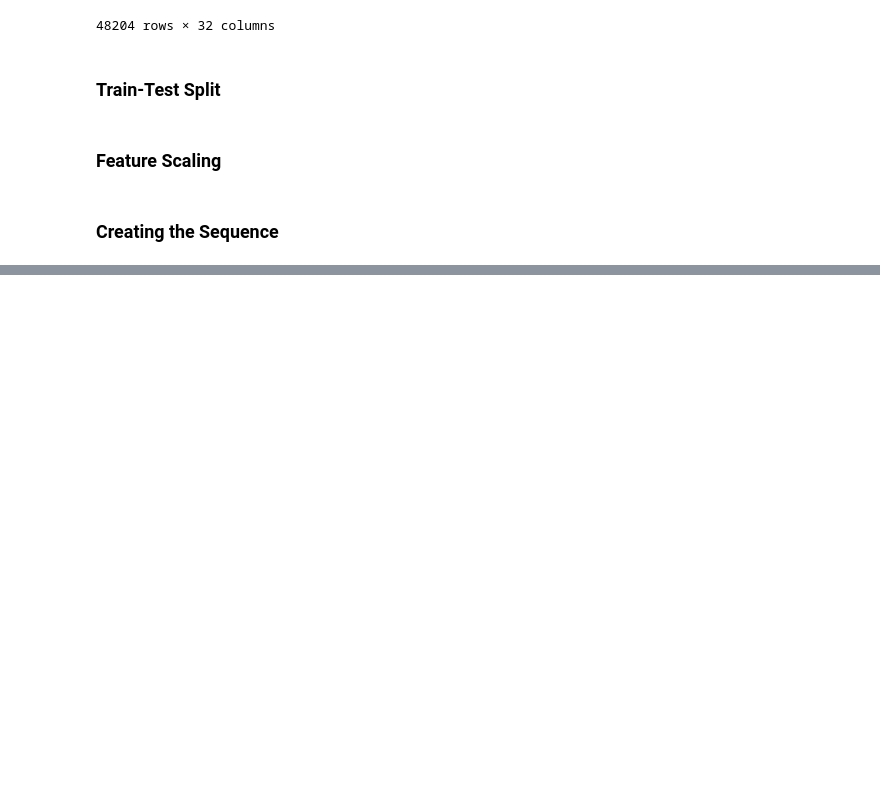
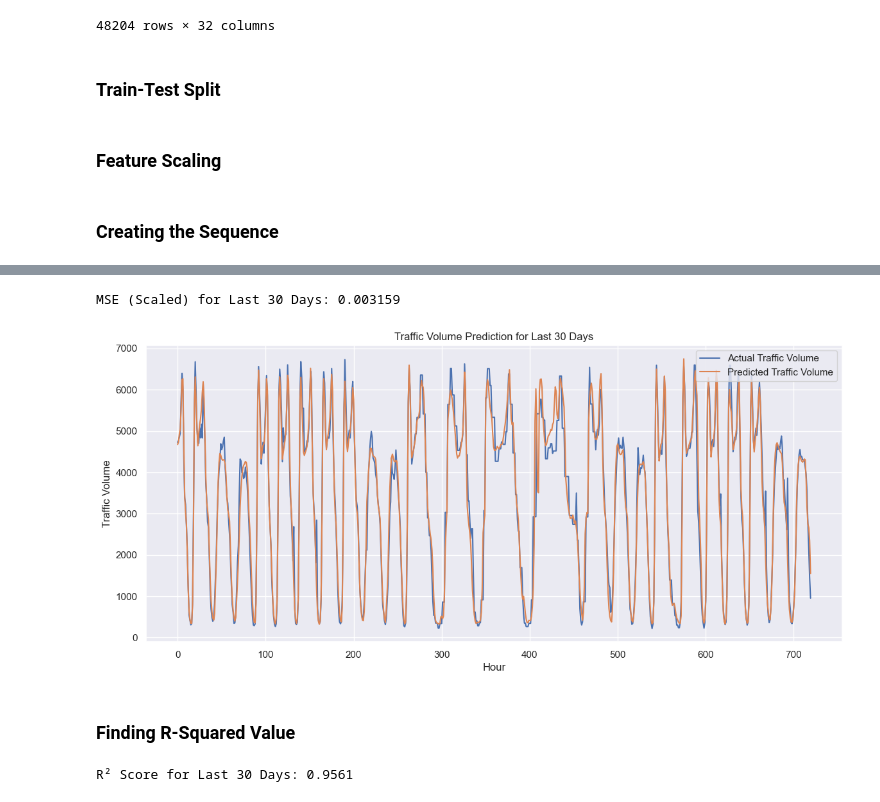
Before and after one commit to ProntoSbinalla/Deep-Learning, a Jupyter notebook: Notebooks/RNN/RNN - Traffic Analysis.ipynb, the cells around one changed output, grey strips where cells are left out. Cells and saved outputs as stored; diff of their text form; code cells hidden in the pictures; blank space fills up the shorter version.

Commit message:
Completed RNN Model for Traffic Analysis

```diff
--- a/Notebooks/RNN/RNN - Traffic Analysis.ipynb
+++ b/Notebooks/RNN/RNN - Traffic Analysis.ipynb
@@ -201,0 +226,2 @@ X_test_seq, y_test_seq = create_sequences(X_test_scaled, y_test_scaled, window_s
+# %%
+rnn.add(Dense(units=1))
@@ -201,0 +230,2 @@ X_test_seq, y_test_seq = create_sequences(X_test_scaled, y_test_scaled, window_s
+# %%
+rnn.compile(optimizer='adam', loss='mean_squared_error')
@@ -201,0 +234,2 @@ X_test_seq, y_test_seq = create_sequences(X_test_scaled, y_test_scaled, window_s
+# %%
+rnn.fit(X_train_seq, y_train_seq, epochs=100, batch_size=32)
@@ -201,0 +272,10 @@ X_test_seq, y_test_seq = create_sequences(X_test_scaled, y_test_scaled, window_s
+# %%
+X_last = X_test_scaled[-744:]
+y_last = y_test_scaled[-744:]
+
+X_last_seq, _ = create_sequences(X_last, y_last, window_size=24)
+
+y_pred_last_scaled = rnn.predict(X_last_seq)
+
+y_pred_last = scaler_y.inverse_transform(y_pred_last_scaled)
+y_actual_last = scaler_y.inverse_transform(y_last[24:].reshape(-1, 1))
@@ -201,0 +284,23 @@ X_test_seq, y_test_seq = create_sequences(X_test_scaled, y_test_scaled, window_s
+# %%
+mse_last_30_scaled = mean_squared_error(y_last[24:], y_pred_last_scaled)
+print(f"MSE (Scaled) for Last 30 Days: {mse_last_30_scaled:.6f}")
+# %% [output]
+MSE (Scaled) for Last 30 Days: 0.003159
+# %%
+plt.figure(figsize=(14, 6))
+plt.plot(y_actual_last, label='Actual Traffic Volume')
+plt.plot(y_pred_last, label='Predicted Traffic Volume')
+plt.xlabel('Hour')
+plt.ylabel('Traffic Volume')
+plt.title('Traffic Volume Prediction for Last 30 Days')
+plt.legend()
+plt.show()
+# %% [output]
+[figure, added]
+# %% [markdown]
+### Finding R-Squared Value
+# %%
+r2 = r2_score(y_actual_last, y_pred_last)
+print(f"R² Score for Last 30 Days: {r2:.4f}")
+# %% [output]
+R² Score for Last 30 Days: 0.9561
```
Also changed, not shown: parts of 16 cells of this notebook.
